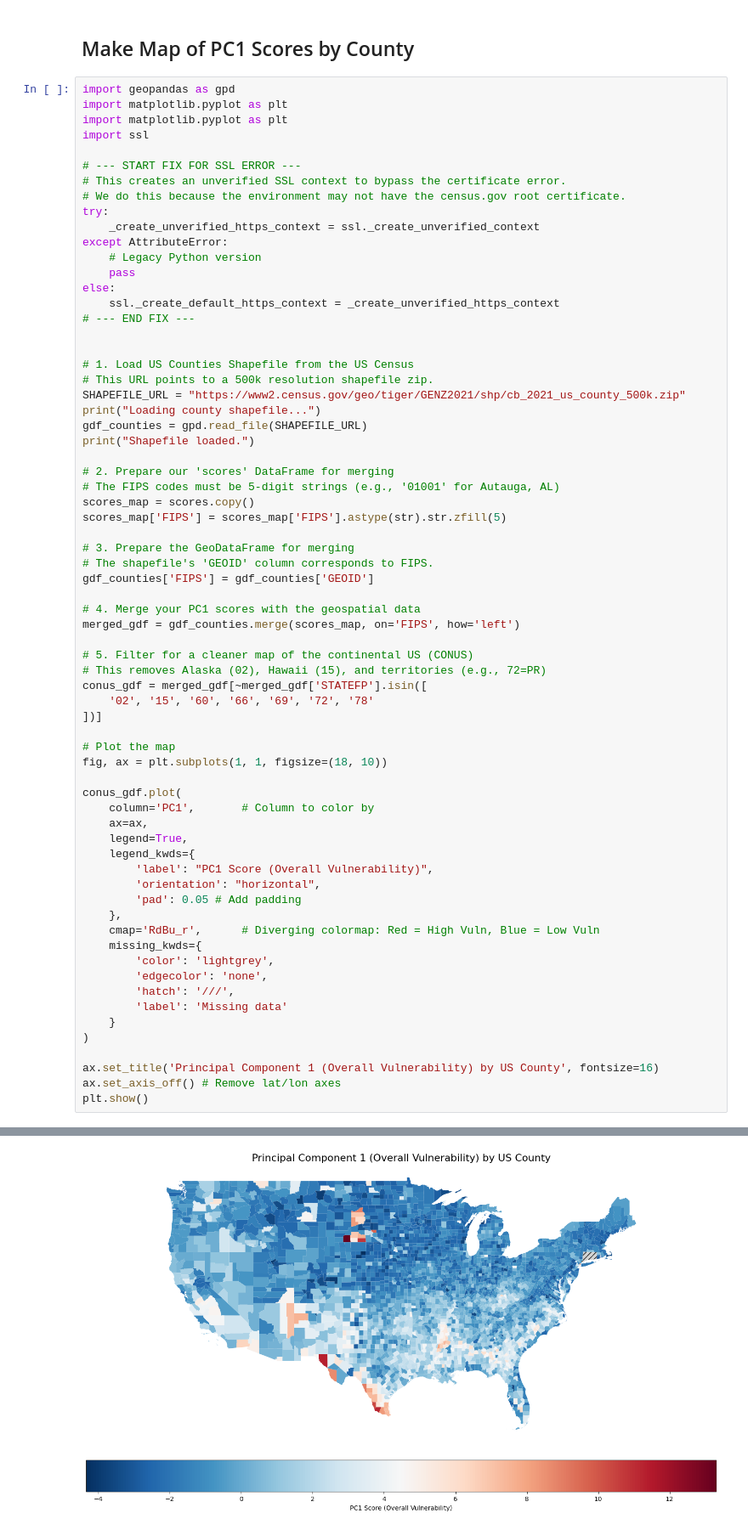
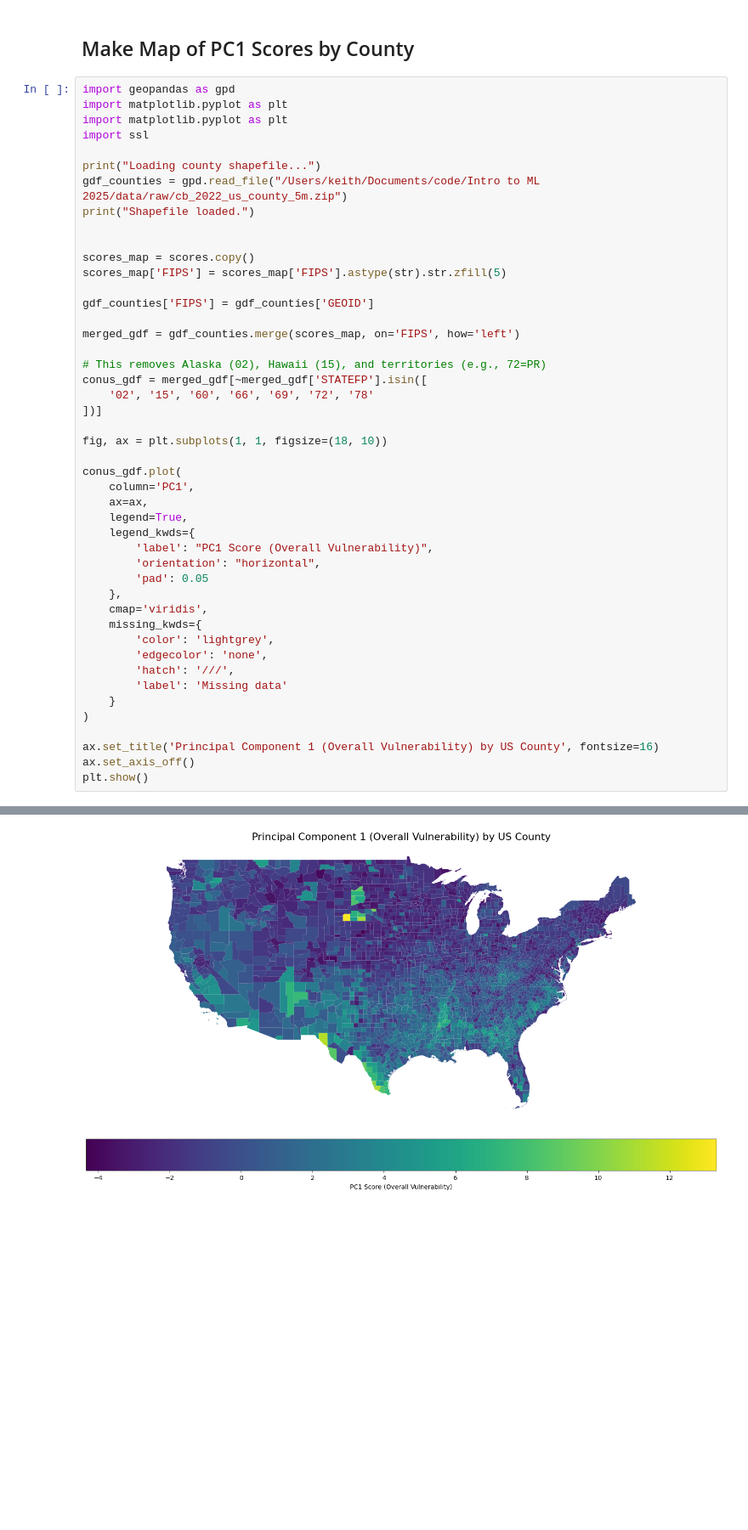
Before and after one commit to keithwampler/Intro-to-ML-2025, a Jupyter notebook: homework/HW_03.ipynb, the cells around one changed output, grey strips where cells are left out. Shown: that part at 85% size. Saved outputs shown, nothing was run; the diff lists cells and outputs as text; blank space fills up the shorter version.

```diff
--- a/homework/HW_03.ipynb
+++ b/homework/HW_03.ipynb
@@ -242,69 +275,47 @@ import matplotlib.pyplot as plt
 import matplotlib.pyplot as plt
 import ssl
 
-# --- START FIX FOR SSL ERROR ---
-# This creates an unverified SSL context to bypass the certificate error.
-# We do this because the environment may not have the census.gov root certificate.
-try:
-    _create_unverified_https_context = ssl._create_unverified_context
-except AttributeError:
-    # Legacy Python version
-    pass
-else:
-    ssl._create_default_https_context = _create_unverified_https_context
-# --- END FIX ---
+print("Loading county shapefile...")
+gdf_counties = gpd.read_file("/Users/keith/Documents/code/Intro to ML 2025/data/raw/cb_2022_us_county_5m.zip")
+print("Shapefile loaded.")
 
 
-# 1. Load US Counties Shapefile from the US Census
-# This URL points to a 500k resolution shapefile zip.
-SHAPEFILE_URL = "https://www2.census.gov/geo/tiger/GENZ2021/shp/cb_2021_us_county_500k.zip"
-print("Loading county shapefile...")
-gdf_counties = gpd.read_file(SHAPEFILE_URL)
-print("Shapefile loaded.")
-
-# 2. Prepare our 'scores' DataFrame for merging
-# The FIPS codes must be 5-digit strings (e.g., '01001' for Autauga, AL)
 scores_map = scores.copy()
 scores_map['FIPS'] = scores_map['FIPS'].astype(str).str.zfill(5)
 
-# 3. Prepare the GeoDataFrame for merging
-# The shapefile's 'GEOID' column corresponds to FIPS.
 gdf_counties['FIPS'] = gdf_counties['GEOID']
 
-# 4. Merge your PC1 scores with the geospatial data
 merged_gdf = gdf_counties.merge(scores_map, on='FIPS', how='left')
 
-# 5. Filter for a cleaner map of the continental US (CONUS)
 # This removes Alaska (02), Hawaii (15), and territories (e.g., 72=PR)
 conus_gdf = merged_gdf[~merged_gdf['STATEFP'].isin([
     '02', '15', '60', '66', '69', '72', '78'
 ])]
 
-# Plot the map
 fig, ax = plt.subplots(1, 1, figsize=(18, 10))
 
 conus_gdf.plot(
-    column='PC1',       # Column to color by
+    column='PC1',
     ax=ax,
     legend=True,
     legend_kwds={
         'label': "PC1 Score (Overall Vulnerability)",
         'orientation': "horizontal",
-        'pad': 0.05 # Add padding
+        'pad': 0.05
     },
-    cmap='RdBu_r',      # Diverging colormap: Red = High Vuln, Blue = Low Vuln
+    cmap='viridis',
     missing_kwds={
         'color': 'lightgrey',
         'edgecolor': 'none',
         'hatch': '///',
         'label': 'Missing data'
     }
 )
 
 ax.set_title('Principal Component 1 (Overall Vulnerability) by US County', fontsize=16)
-ax.set_axis_off() # Remove lat/lon axes
+ax.set_axis_off()
 plt.show()
 # %% [output]
 Loading county shapefile...
 Shapefile loaded.
-[figure, old version]
+[figure, new version]
```
Also changed, not shown: parts of 7 cells of this notebook.
